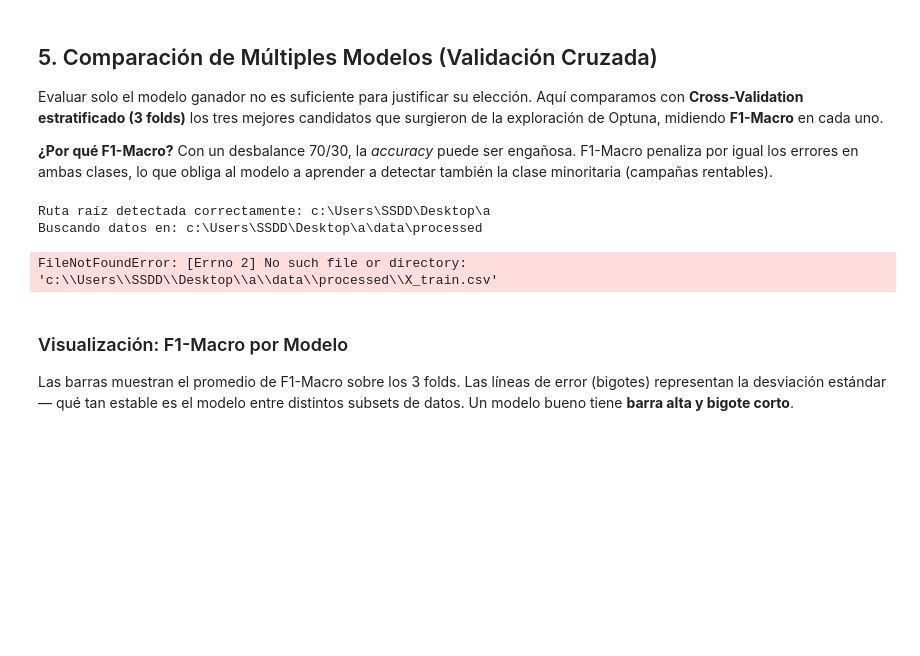
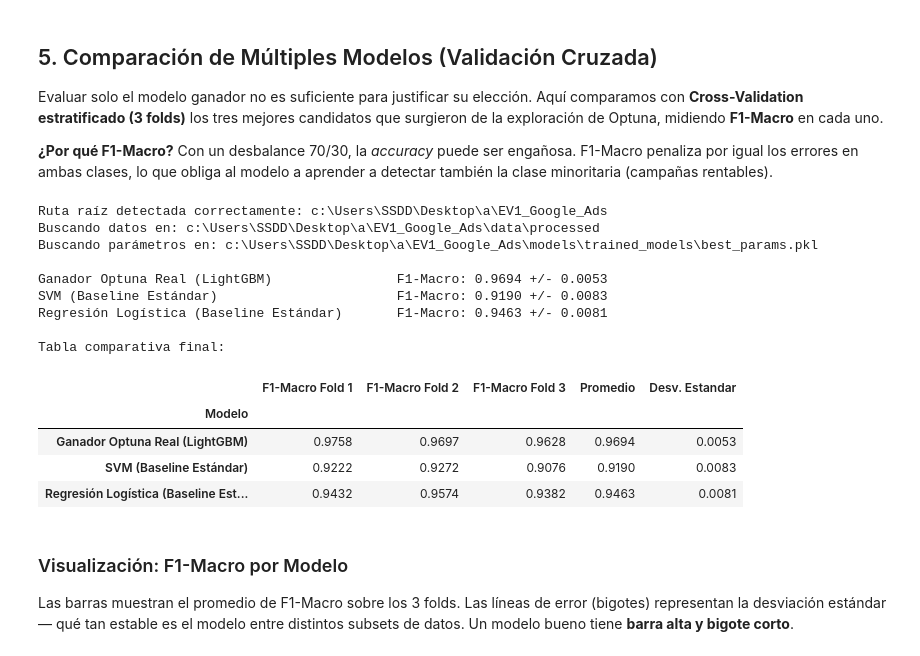
Before and after one commit to carlos31255/EV1_Google_Ads, a Jupyter notebook: notebooks/05_model_evaluation.ipynb, the cells around one changed output. Cells and saved outputs as stored; diff of their text form; code cells hidden in the pictures; blank space fills up the shorter version.

```diff
--- a/notebooks/05_model_evaluation.ipynb
+++ b/notebooks/05_model_evaluation.ipynb
@@ -150,16 +150,18 @@ from sklearn.linear_model import LogisticRegression
 from sklearn.pipeline import Pipeline
 from sklearn.decomposition import PCA
 
+# Importamos también los modelos de Boosting por si ganaron en Optuna
+from xgboost import XGBClassifier
+from lightgbm import LGBMClassifier
+
 # ── ENCONTRAR LA RAÍZ DEL PROYECTO DE FORMA ABSOLUTA ─────────────────────
 RUTA_ACTUAL = os.path.abspath('')
 
-# Cortamos la ruta exactamente en la carpeta del proyecto
 if "EV1_Google_Ads" in RUTA_ACTUAL:
     BASE_DIR = RUTA_ACTUAL.split("EV1_Google_Ads")[0] + "EV1_Google_Ads"
 else:
     BASE_DIR = r"C:\Users\SSDD\Desktop\a\EV1_Google_Ads"
 
-# Definimos el resto de rutas usando el BASE_DIR correcto
 PROCESSED_DIR = os.path.join(BASE_DIR, "data", "processed")
 TRAINED_MODELS_DIR = os.path.join(BASE_DIR, "models", "trained_models")
 BEST_PARAMS_FILE = os.path.join(TRAINED_MODELS_DIR, "best_params.pkl")
@@ -189,40 +191,57 @@ elif ganador_optuna == "SVM":
     clf_ganador = SVC(C=best_params["svm_C"], kernel=best_params["svm_kernel"], gamma="scale", class_weight='balanced', random_state=42, probability=True)
 elif ganador_optuna == "LogisticRegression":
     clf_ganador = LogisticRegression(C=best_params["lr_C"], max_iter=1000, class_weight='balanced', random_state=42)
+elif ganador_optuna == "XGBoost":
+    clf_ganador = XGBClassifier(n_estimators=best_params["xgb_n_estimators"], learning_rate=best_params["xgb_learning_rate"], scale_pos_weight=2.33, random_state=42, eval_metric='logloss', n_jobs=-1)
+elif ganador_optuna == "LightGBM":
+    clf_ganador = LGBMClassifier(n_estimators=best_params["lgb_n_estimators"], learning_rate=best_params["lgb_learning_rate"], class_weight='balanced', random_state=42, n_jobs=-1, verbose=-1)
+else:
+    raise ValueError(f"Clasificador desconocido detectado en el archivo pkl: {ganador_optuna}")
 
 steps_ganador.append(('clf', clf_ganador))
 pipe_ganador = Pipeline(steps_ganador)
 
 # 4. Definir los Modelos Base Competidores (Baselines tradicionales para comparar)
 modelos_comparacion = {
     f'Ganador Optuna Real ({ganador_optuna})': pipe_ganador,
     'SVM (Baseline Estándar)': Pipeline([('clf', SVC(C=1.0, kernel='rbf', class_weight='balanced', random_state=42, probability=True))]),
     'Regresión Logística (Baseline Estándar)': Pipeline([('clf', LogisticRegression(C=1.0, max_iter=1000, class_weight='balanced', random_state=42))])
 }
 
 # 5. Ejecución de la Validación Cruzada
 cv = StratifiedKFold(n_splits=3, shuffle=True, random_state=42)
 filas = []
 
 for nombre, pipeline_modelo in modelos_comparacion.items():
     scores = cross_val_score(pipeline_modelo, X_train_cv, y_train_cv, cv=cv, scoring='f1_macro', n_jobs=-1)
     filas.append({
         'Modelo':            nombre,
         'F1-Macro Fold 1':   round(scores[0], 4),
         'F1-Macro Fold 2':   round(scores[1], 4),
         'F1-Macro Fold 3':   round(scores[2], 4),
         'Promedio':          round(scores.mean(), 4),
         'Desv. Estandar':    round(scores.std(),  4),
     })
     print(f'{nombre:45s} F1-Macro: {scores.mean():.4f} +/- {scores.std():.4f}')
 
 df_comp = pd.DataFrame(filas).set_index('Modelo')
 print('\nTabla comparativa final:')
 df_comp
 # %% [output]
-Ruta raíz detectada correctamente: c:\Users\SSDD\Desktop\a
-Buscando datos en: c:\Users\SSDD\Desktop\a\data\processed
+Ruta raíz detectada correctamente: c:\Users\SSDD\Desktop\a\EV1_Google_Ads
+Buscando datos en: c:\Users\SSDD\Desktop\a\EV1_Google_Ads\data\processed
+Buscando parámetros en: c:\Users\SSDD\Desktop\a\EV1_Google_Ads\models\trained_models\best_params.pkl
+
+Ganador Optuna Real (LightGBM)                F1-Macro: 0.9694 +/- 0.0053
+SVM (Baseline Estándar)                       F1-Macro: 0.9190 +/- 0.0083
+Regresión Logística (Baseline Estándar)       F1-Macro: 0.9463 +/- 0.0081
+
+Tabla comparativa final:
-FileNotFoundError: [Errno 2] No such file or directory: 'c:\\Users\\SSDD\\Desktop\\a\\data\\processed\\X_train.csv'
+|  | F1-Macro Fold 1 | F1-Macro Fold 2 | F1-Macro Fold 3 | Promedio | Desv. Estandar |
+| Modelo |  |  |  |  |  |
+| Ganador Optuna Real (LightGBM) | 0.9758 | 0.9697 | 0.9628 | 0.9694 | 0.0053 |
+| SVM (Baseline Estándar) | 0.9222 | 0.9272 | 0.9076 | 0.9190 | 0.0083 |
+| Regresión Logística (Baseline Est... | 0.9432 | 0.9574 | 0.9382 | 0.9463 | 0.0081 |
 # %% [markdown]
 ### Visualización: F1-Macro por Modelo
 
```
Also changed, not shown: parts of 1 cell of this notebook, 4 other files.
